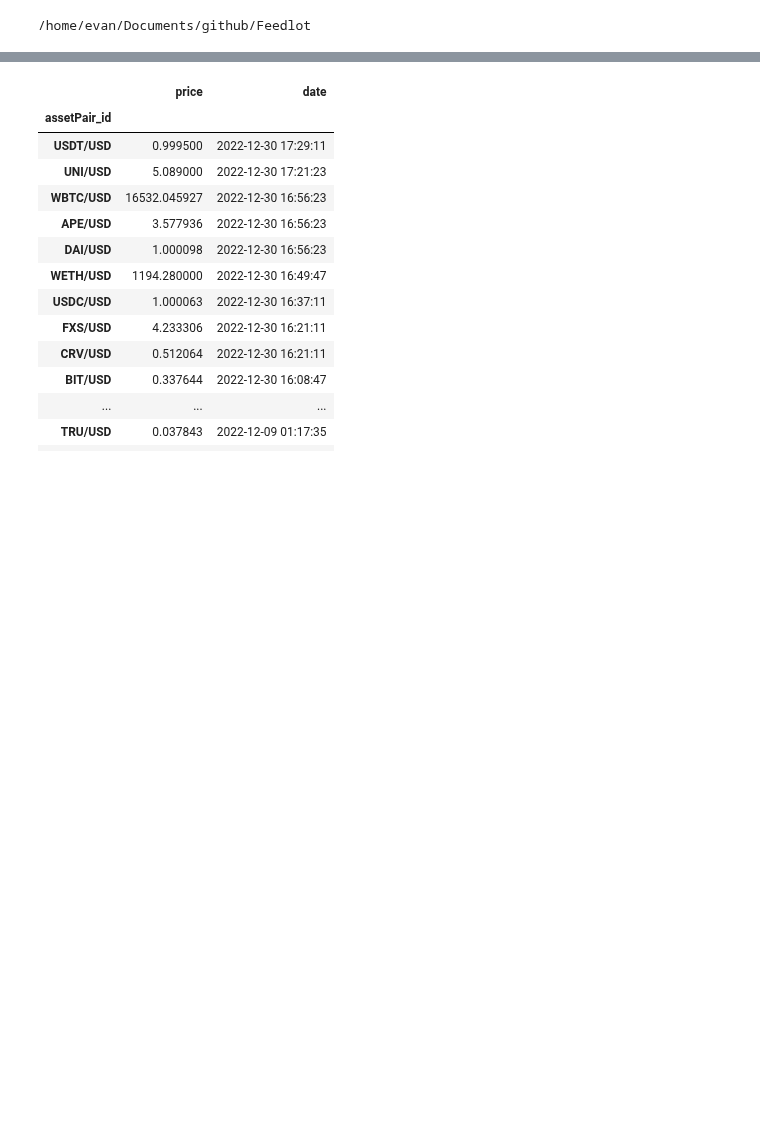
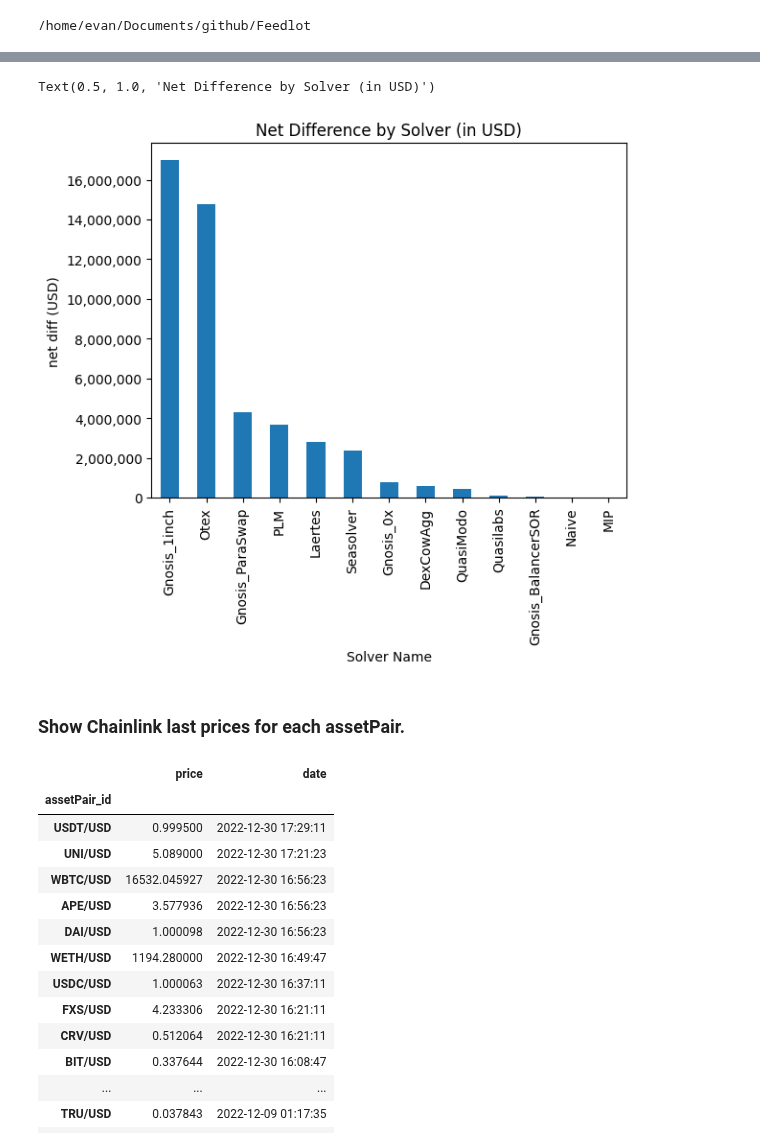
Before and after one commit to mohammed7s/Feedlot, a Jupyter notebook: exploratory_data_notebooks/cow_chain_swaps.ipynb, the cells around one changed output, grey strips where cells are left out. Drawn from its saved outputs; the diff is of its cells as text; code cells hidden in the pictures; blank space fills up the shorter version.

```diff
--- a/exploratory_data_notebooks/cow_chain_swaps.ipynb
+++ b/exploratory_data_notebooks/cow_chain_swaps.ipynb
@@ -30,0 +168,11 @@ cow_chain_df
+# %%
+# plot the net_diff column results
+TotalVolChainUSD.groupby(['name'])['net_diff'].sum().sort_values(ascending=False).plot(kind='bar')
+# resize y axis numbers
+plt.gca().yaxis.set_major_formatter(plt.FuncFormatter(lambda x, loc: "{:,}".format(int(x))))
+plt.xlabel('Solver Name')
+plt.ylabel('net diff (USD)')
+plt.title('Net Difference by Solver (in USD)')
+# %% [output]
+Text(0.5, 1.0, 'Net Difference by Solver (in USD)')
+[figure, added]
@@ -31,3 +181,5 @@ cow_chain_df
+# %% [markdown]
+ ### Show Chainlink last prices for each assetPair.
 # %%
 # get most recent assetPair prices by date. Print most current date
 asset_pair_prices = cow_chain_df.groupby(['assetPair_id']).agg({'price': 'last', 'date': 'last'})
```
Also changed, not shown: parts of 22 cells of this notebook.
